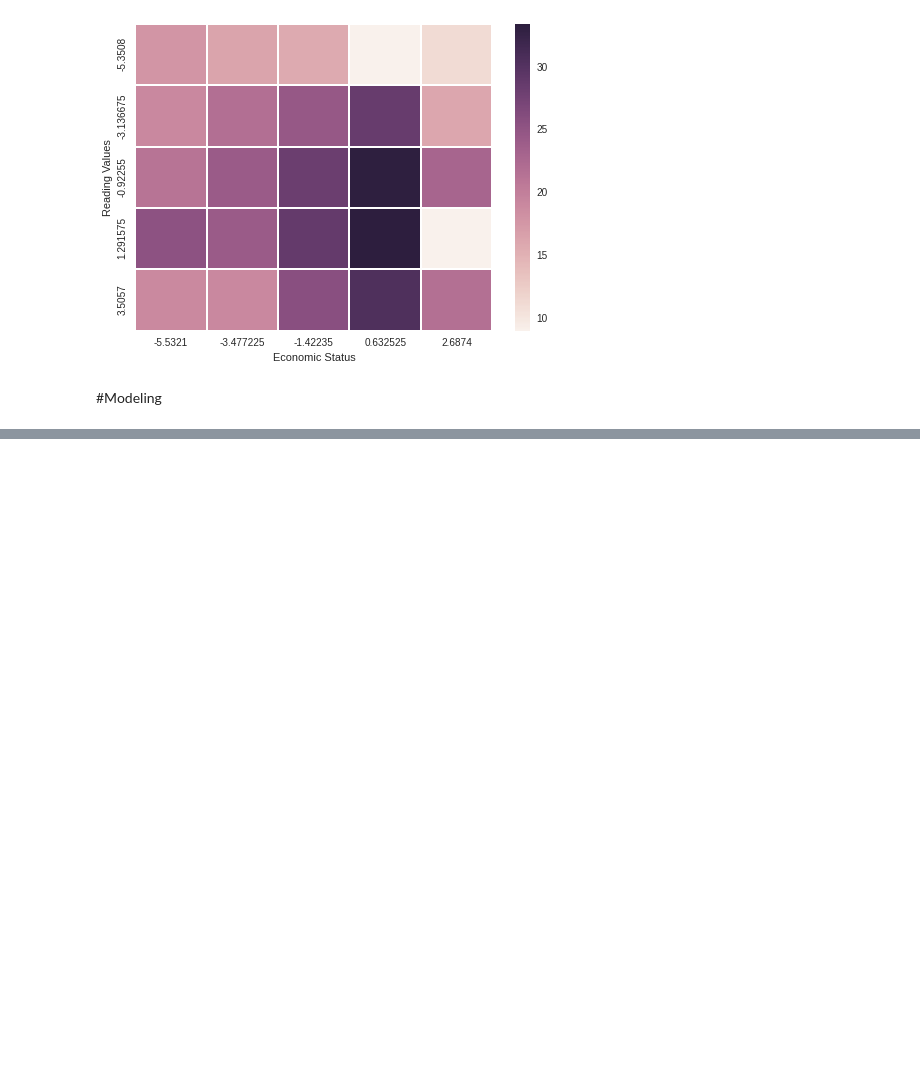
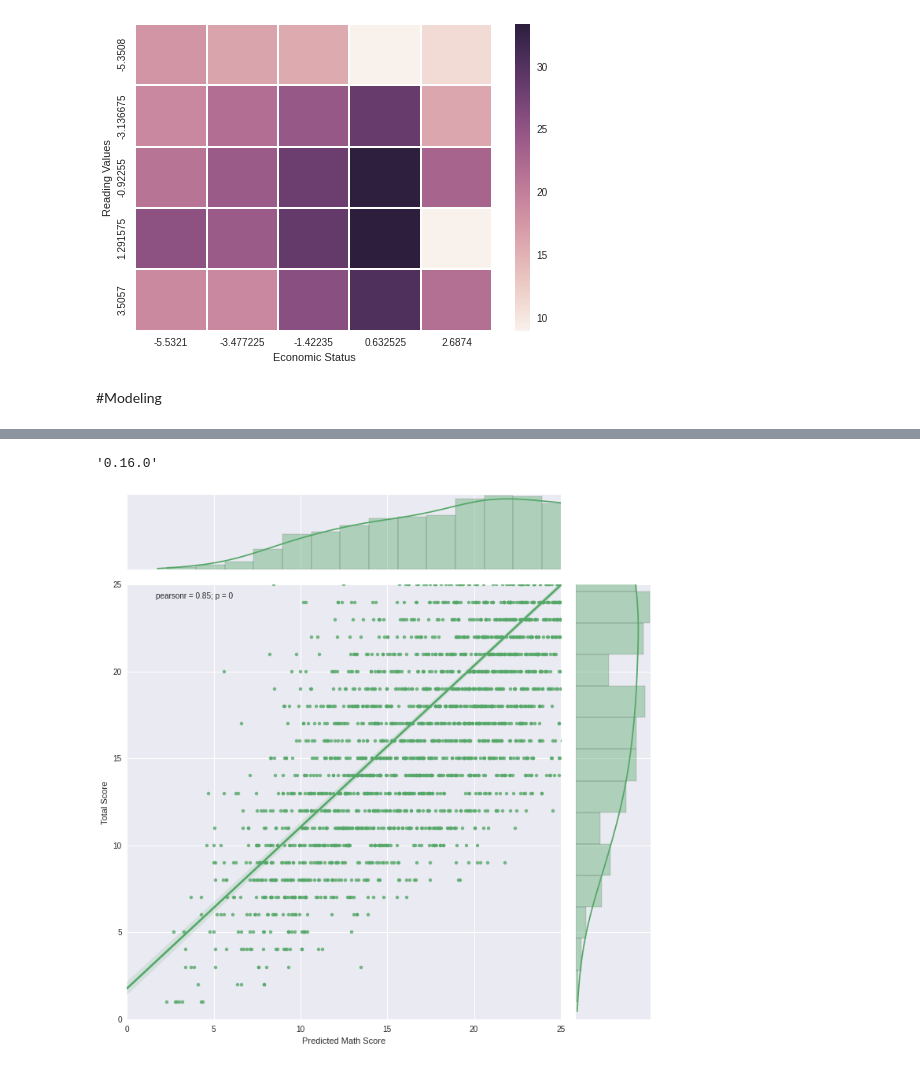
Before and after one commit to dsakagi/odsc-pisa, a Jupyter notebook: PISAMEX.ipynb, the cells around one changed output, grey strips where cells are left out. Cells and saved outputs as stored; diff of their text form; code cells hidden in the pictures; blank space fills up the shorter version.

```diff
--- a/PISAMEX.ipynb
+++ b/PISAMEX.ipynb
@@ -352,0 +437,10 @@ sns.heatmap(ptable, annot=False, fmt="f")
+# %%
+from sklearn import svm
+clf = svm.SVC(gamma=0.001, C=100.)
+clf.fit(training, training_target)
+
+# fig1,ax1 = matplotlib.pyplot.subplots()
+# ax1.scatter(target,clf.predict(new_data))
+# fig1.show()
+#target
+clf_predict = clf.predict(validation)
@@ -352,0 +453,11 @@ sns.heatmap(ptable, annot=False, fmt="f")
+# %%
+# Create default Random Forest Regression Model
+from sklearn.ensemble.forest import RandomForestRegressor
+rf = RandomForestRegressor()
+rf.fit(training, training_target)
+
+
+rf_predictions = pd.DataFrame(rf.predict(validation), columns=['Predicted Math Score'])
+rf_validation_target = pd.DataFrame(validation_target, columns=['Total Score']).reset_index()
+rf_predicted_actual = pd.concat([rf_predictions, rf_validation_target], axis=1)
+print rf_predicted_actual
@@ -352,0 +482,10 @@ sns.heatmap(ptable, annot=False, fmt="f")
+# %%
+pd.__version__
+# %% [output]
+'0.16.0'
+# %%
+color = sns.color_palette()[1]
+g = sns.jointplot('Predicted Math Score', 'Total Score', data=rf_predicted_actual, kind="reg",
+                  xlim=(0, 25), ylim=(0, 25), color=color, size=10)
+# %% [output]
+[figure, added]
```
Also changed, not shown: parts of 11 cells of this notebook.
